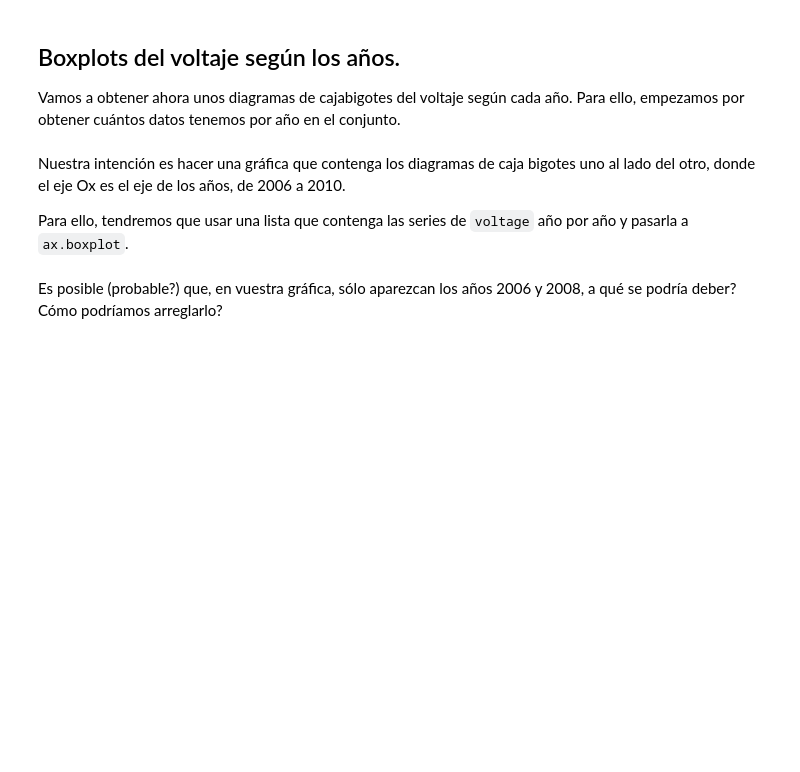
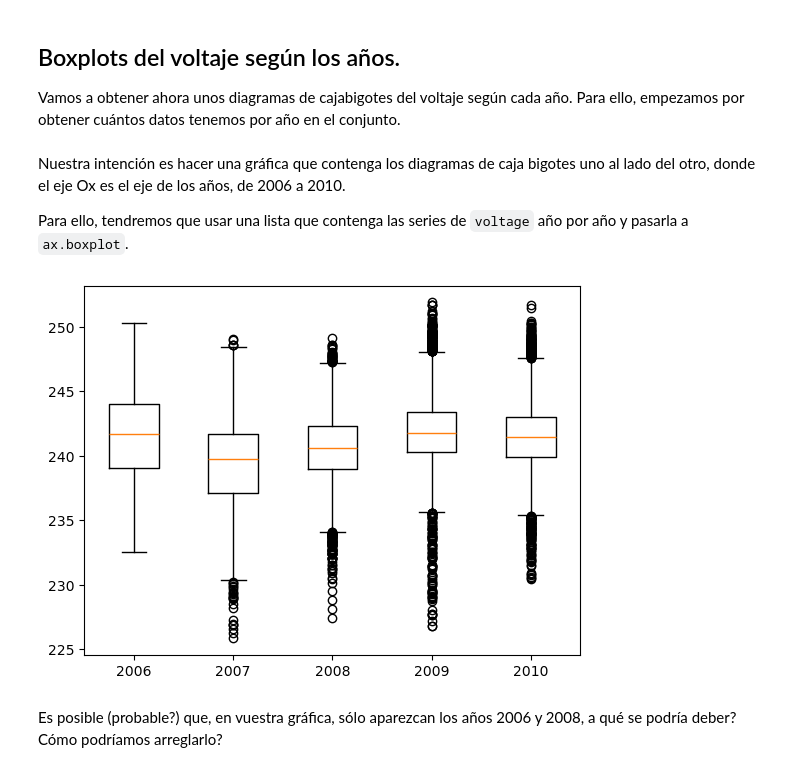
Before and after one commit to Antoniogins/IntroductionToDataScience, a Jupyter notebook: src/05-visualizar-con-graficas/02-visualizacion_consumo_vivienda_handout.ipynb, the cells around one changed output. Cells and saved outputs as stored; diff of their text form; code cells hidden in the pictures; blank space fills up the shorter version.

```diff
--- a/src/05-visualizar-con-graficas/02-visualizacion_consumo_vivienda_handout.ipynb
+++ b/src/05-visualizar-con-graficas/02-visualizacion_consumo_vivienda_handout.ipynb
@@ -37,6 +77,7 @@ Empezaremos por representar un histograma de la potencia global activa, con 15 c
 Vamos a obtener ahora unos diagramas de cajabigotes del voltaje según cada año. Para ello, empezamos por obtener cuántos datos tenemos por año en el conjunto.
 # %%
 # Completar aquí:
+years = vivienda.index.year.value_counts().sort_index()
 
 # --------------------
 # %% [markdown]
@@ -50,3 +87,13 @@ Para ello, tendremos que usar una lista que contenga las series de `voltage` añ
+# %%
+# Completar aquí
+fig, ax = plt.subplots()
+ax.boxplot([vivienda[vivienda.index.year == year]["voltage"].dropna() for year in years.index], labels=years.index);
+
+
+
+# --------------------
+# %% [output]
+[figure, added]
 # %% [markdown]
 Es posible (probable?) que, en vuestra gráfica, sólo aparezcan los años 2006 y 2008, a qué se podría deber? Cómo podríamos arreglarlo?
 # %% [markdown]
```
Also changed, not shown: parts of 26 cells of this notebook, 5 other files.
